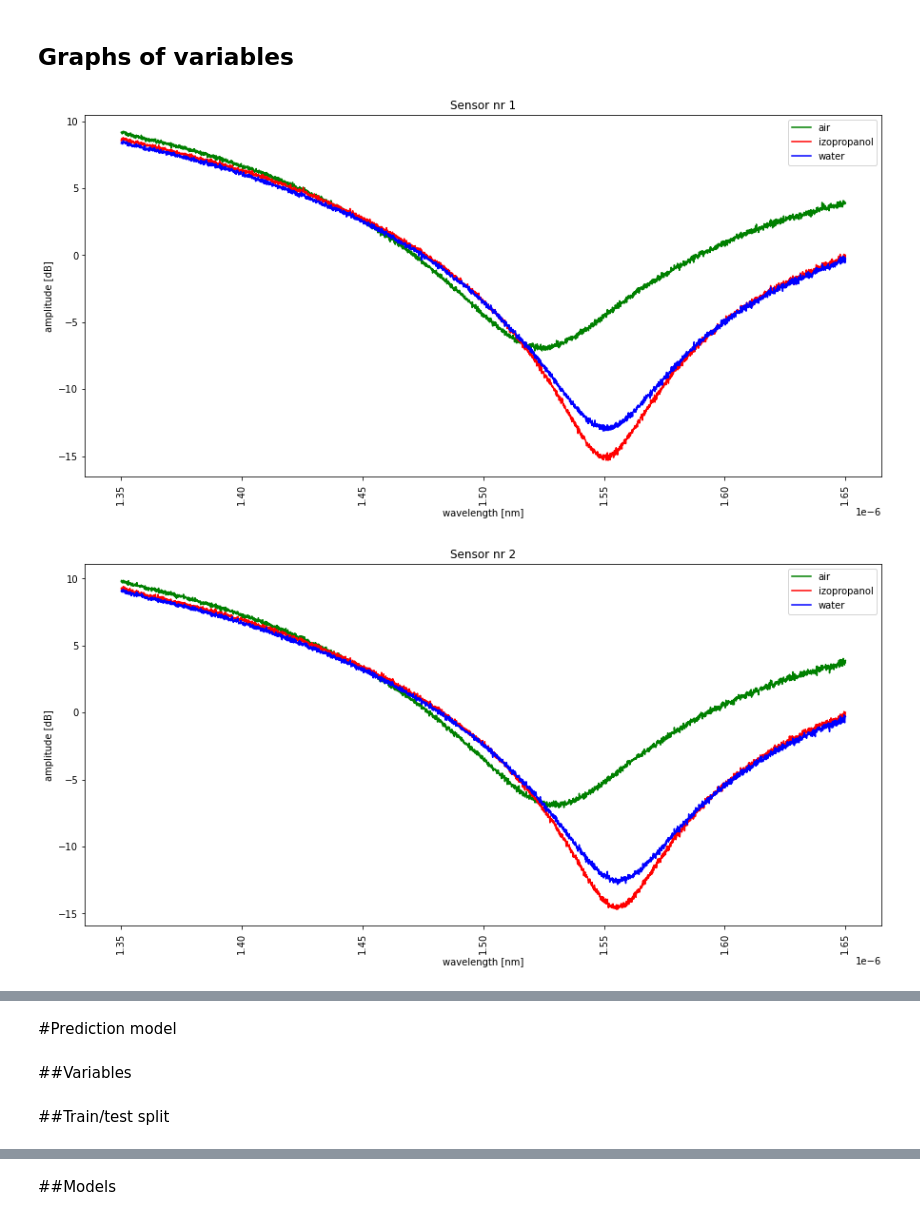
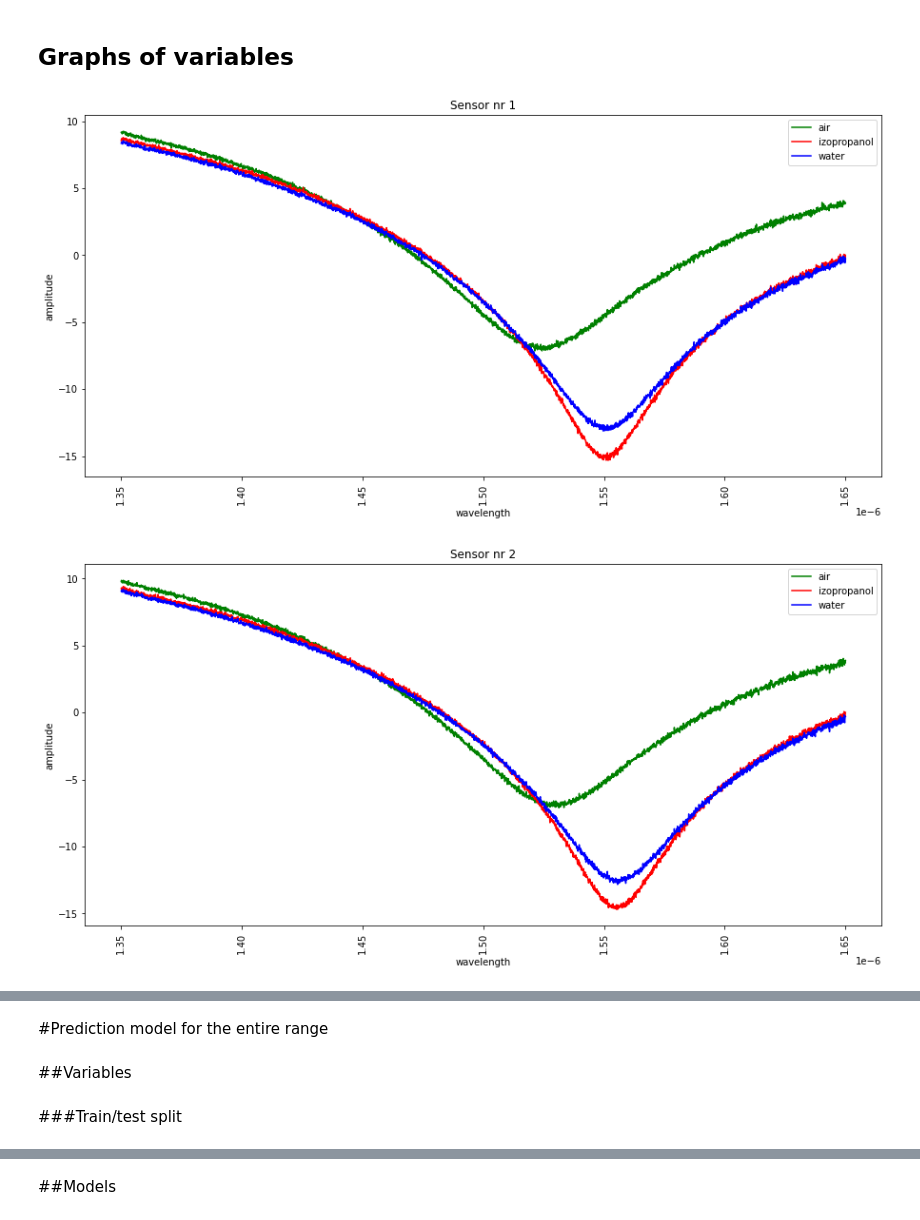
Before and after one commit to piotrciechowicz/AI-for-the-Industry-4.0, a Jupyter notebook: AI_for_the_Industry_4_0.ipynb, the cells around one changed output, grey strips where cells are left out. Cells and saved outputs as stored; diff of their text form; code cells hidden in the pictures.

```diff
--- a/AI_for_the_Industry_4_0.ipynb
+++ b/AI_for_the_Industry_4_0.ipynb
@@ -188,16 +188,16 @@ display(df_water.describe())
 # %%
 for sesion in range(1,11):
   fig, ax = plt.subplots(figsize=(15,7))
   ax.plot(df_air.loc[:,f'wavelength_air_{sesion}'], df_air.loc[:,f'amplitude_air_{sesion}'], color='green', label = 'air')
   ax.plot(df_izopropanol.loc[:,f'wavelength_izopropanol_{sesion}'], df_izopropanol.loc[:,f'amplitude_izopropanol_{sesion}'], color = 'red', label = 'izopropanol')
   ax.plot(df_water.loc[:,f'wavelength_water_{sesion}'], df_water.loc[:,f'amplitude_water_{sesion}'], color = 'blue', label = 'water')
   ax.xaxis.set_tick_params(rotation=90)
   ax.set_title(f'Sensor nr {sesion}')
-  ax.set_xlabel('wavelength [nm]')
-  ax.set_ylabel('amplitude [dB]')
+  ax.set_xlabel('wavelength')
+  ax.set_ylabel('amplitude')
   ax.legend()
   plt.show()
   print()
 # %% [output]
-[figure, old version]
+[figure, new version]
-[figure, old version]
+[figure, new version]
@@ -212,9 +212,9 @@ for sesion in range(1,11):
 # %% [markdown]
-#Prediction model
+#Prediction model for the entire range
 # %% [markdown]
 ##Variables
 # %% [markdown]
-##Train/test split
+###Train/test split
 # %%
 num = [1,2,3,4,5,6,7,8,9,10]
 num_test = random.sample(num, k=2)
```
Also changed, not shown: parts of 23 cells of this notebook.
